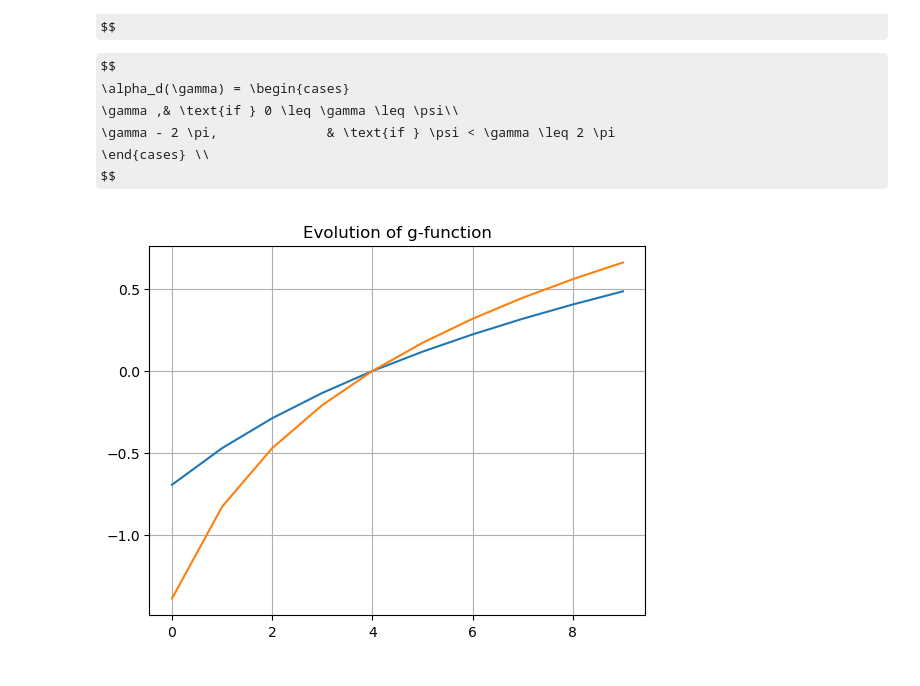
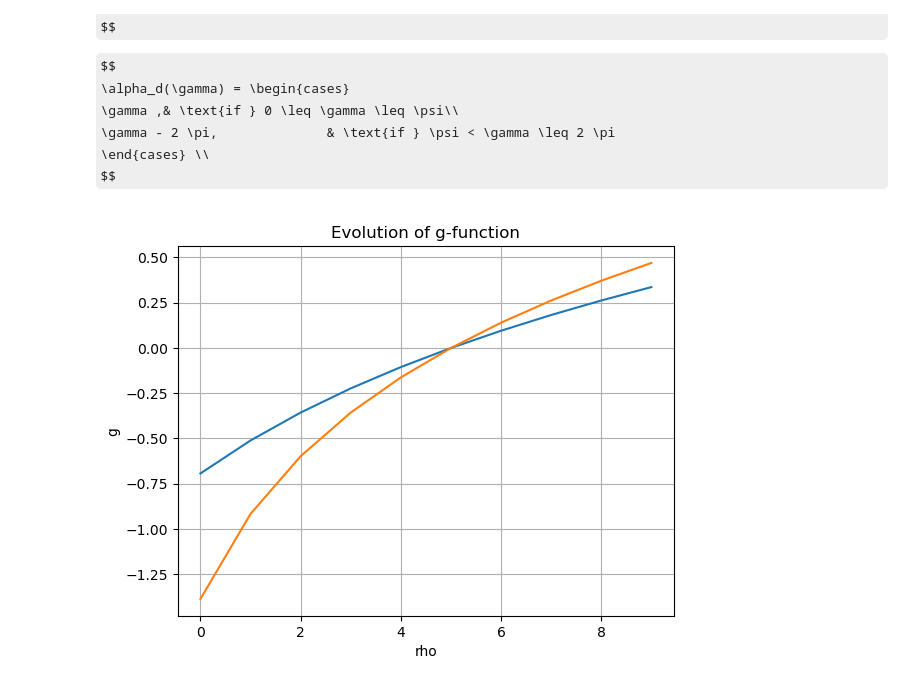
Before and after one commit to kiredoo/crazyflie-basics, a Jupyter notebook: cyclic_persuit_simulation/cyclic.ipynb, the cells around one changed output. Saved outputs shown, nothing was run; the diff lists cells and outputs as text; code cells hidden in the pictures; some formulas as TeX source.

```diff
--- a/cyclic_persuit_simulation/cyclic.ipynb
+++ b/cyclic_persuit_simulation/cyclic.ipynb
@@ -80,19 +87,21 @@ $$
 # %%
 op1 = []
 op2 = []
-var_0 = 4
+var_0 = 5
 var_c1 = 2
 var_c2 = 4
 for var in range(10):
     op1.append(np.log((((var_c1-1)*var) + var_0)/(var_c1*var_0)))
     op2.append(np.log((((var_c2-1)*var) + var_0)/(var_c2*var_0)))
 plt.plot(op1)
 plt.plot(op2)
 
 plt.title("Evolution of g-function")
 plt.grid(True)
+plt.xlabel('rho')
+plt.ylabel('g')
 plt.show()
 # %% [output]
-[figure, old version]
+[figure, new version]
 # %%
 
```
Also changed, not shown: parts of 14 cells of this notebook.
